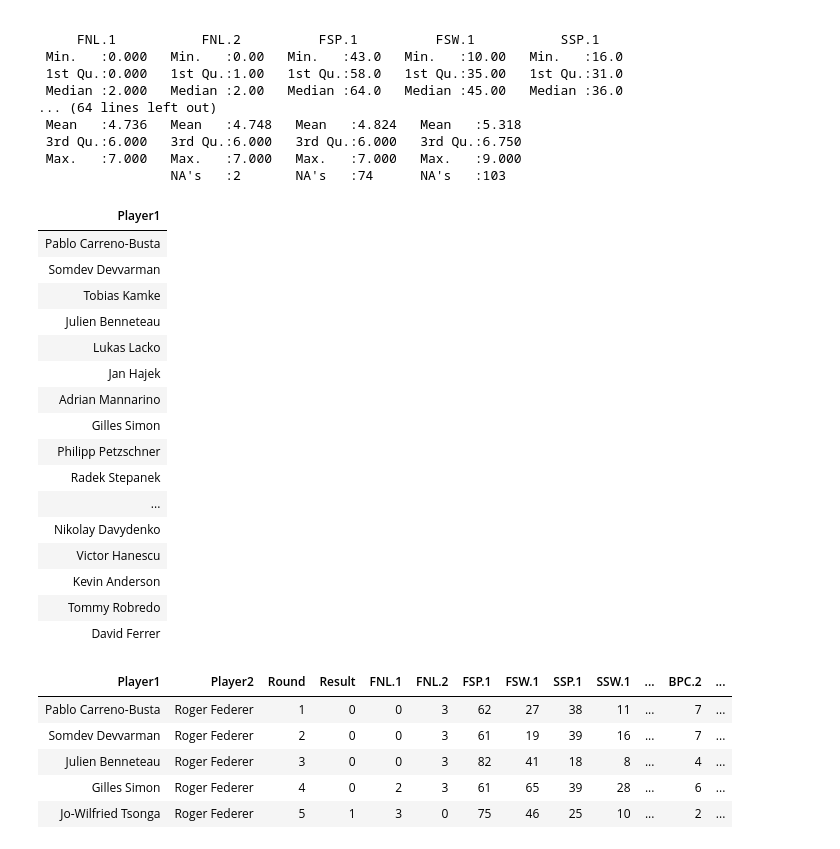
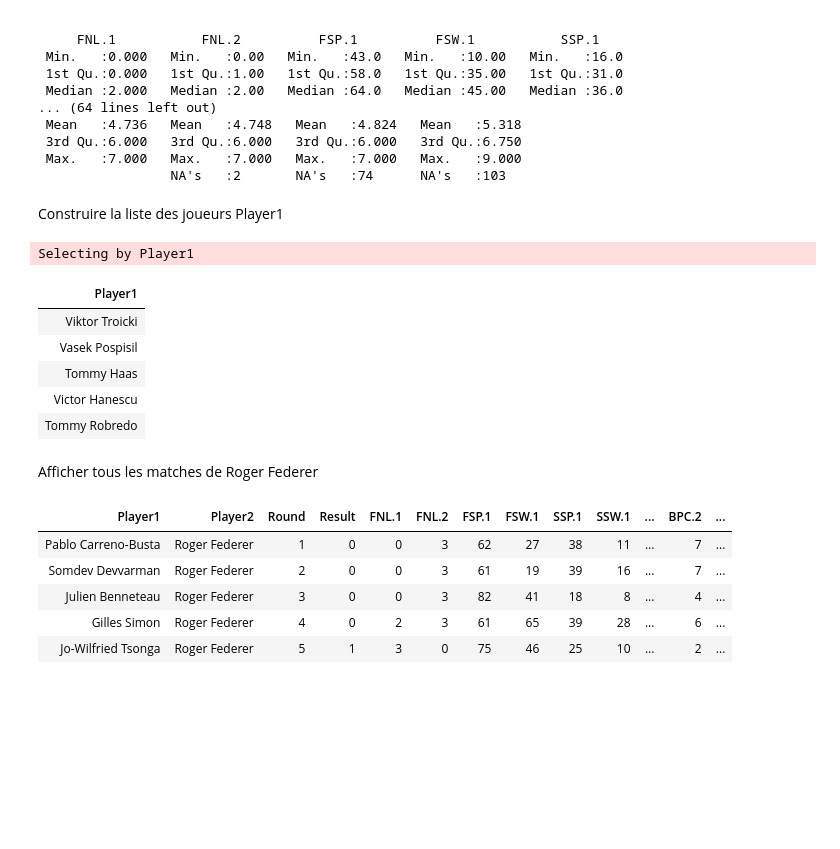
Before and after one commit to Lrakotoson/M_R, a Jupyter notebook: S2/Advanced R/TD2/TD2.ipynb, the cells around one changed output. Saved outputs shown, nothing was run; the diff lists cells and outputs as text; code cells hidden in the pictures; blank space fills up the shorter version.

```diff
--- a/S2/Advanced R/TD2/TD2.ipynb
+++ b/S2/Advanced R/TD2/TD2.ipynb
@@ -33,28 +54,23 @@ summary(tournois)
  3rd Qu.:6.000   3rd Qu.:6.000   3rd Qu.:6.000   3rd Qu.:6.750
  Max.   :7.000   Max.   :7.000   Max.   :7.000   Max.   :9.000
                  NA's   :2       NA's   :74      NA's   :103
+# %% [markdown]
+Construire la liste des joueurs Player1
 # %%
 tournois %>%
 select(Player1) %>%
-distinct() #ou unique() mais plus lent
+distinct() %>% #ou unique() mais plus lent
+top_n(5) #les 5 premiers
 # %% [output]
+Selecting by Player1
 | Player1 |
-| Pablo Carreno-Busta |
-| Somdev Devvarman |
-| Tobias Kamke |
-| Julien Benneteau |
-| Lukas Lacko |
-| Jan Hajek |
-| Adrian Mannarino |
-| Gilles Simon |
-| Philipp Petzschner |
-| Radek Stepanek |
-| ... |
-| Nikolay Davydenko |
+| Viktor Troicki |
+| Vasek Pospisil |
+| Tommy Haas |
 | Victor Hanescu |
-| Kevin Anderson |
 | Tommy Robredo |
-| David Ferrer |
+# %% [markdown]
+Afficher tous les matches de Roger Federer
 # %%
 tournois %>%
 filter(Player1 == "Roger Federer" | Player2 == "Roger Federer")
```
Also changed, not shown: parts of 11 cells of this notebook, 1 other file.
